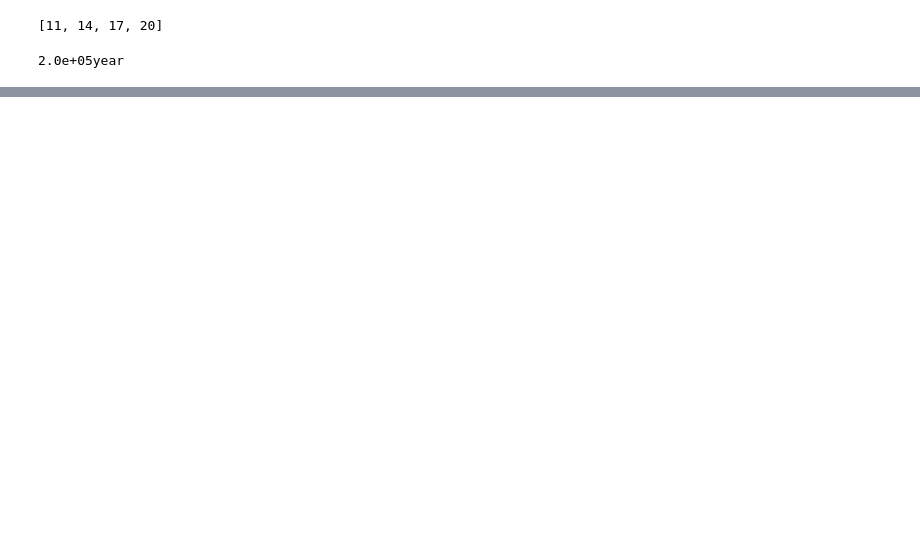
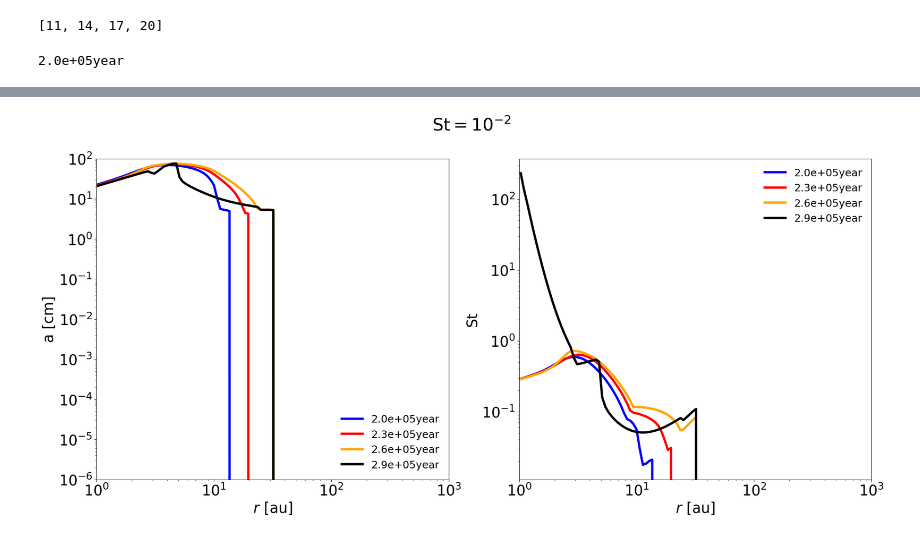
Before and after one commit to yoshihiro-kawasaki/disk_evolution_Takahashi_Muto_2018, a Jupyter notebook: disk_evolution_TM2018_dustgrowth/plot/plot.ipynb, the cells around one changed output, grey strips where cells are left out. Cells and saved outputs as stored; diff of their text form; code cells hidden in the pictures; blank space fills up the shorter version.

```diff
--- a/disk_evolution_TM2018_dustgrowth/plot/plot.ipynb
+++ b/disk_evolution_TM2018_dustgrowth/plot/plot.ipynb
@@ -230,0 +231,37 @@ plt.show()
+# %%
+fig = plt.figure(figsize=(24, 10))
+fig.suptitle(r"$\mathrm{St} = 10^{-2}$", fontsize=30)
+
+ax1 = fig.add_subplot(1, 2, 1)
+SQ = 6.9e4 * x**(-12/7)
+lw = 4
+ax1.set_xlabel(r"$r \ [\mathrm{au}]$", fontsize= fontsize)
+ax1.set_ylabel(r"a [cm]", fontsize=fontsize)
+ax1.plot(x, data1[ID_AD], label=time1, color="blue", lw=lw)
+ax1.plot(x, data2[ID_AD], label=time2, color="red", lw=lw)
+ax1.plot(x, data3[ID_AD], label=time3, color="orange", lw=lw)
+ax1.plot(x, data4[ID_AD], label=time4, color="black", lw=lw)
+ax1.set_xscale("log")
+ax1.set_yscale("log")
+ax1.set_ylim(1.0e-6, 1.0e2)
+ax1.set_xlim(1.0e0, 1.0e3)
+ax1.tick_params(labelsize=fontsize)
+ax1.legend(fontsize=18, frameon=False, ncol=1, loc="lower right")
+
+ax2 = fig.add_subplot(1, 2, 2)
+ax2.set_xlabel(r"$r \ [\mathrm{au}]$", fontsize= fontsize)
+ax2.set_ylabel(r"St", fontsize=fontsize)
+ax2.plot(x, data1[ID_ST], label=time1, color="blue", lw=lw)
+ax2.plot(x, data2[ID_ST], label=time2, color="red", lw=lw)
+ax2.plot(x, data3[ID_ST], label=time3, color="orange", lw=lw)
+ax2.plot(x, data4[ID_ST], label=time4, color="black", lw=lw)
+ax2.set_xscale("log")
+ax2.set_yscale("log")
+# ax2.set_ylim(5.0e-5, 1.0)
+ax2.set_xlim(1.0e0, 1.0e3)
+ax2.tick_params(labelsize=fontsize)
+ax2.legend(fontsize=18, frameon=False, ncol=1, loc="upper right")
+
+plt.show()
+# %% [output]
+[figure, added]
```
Also changed, not shown: parts of 2 cells of this notebook, 3 other files.
